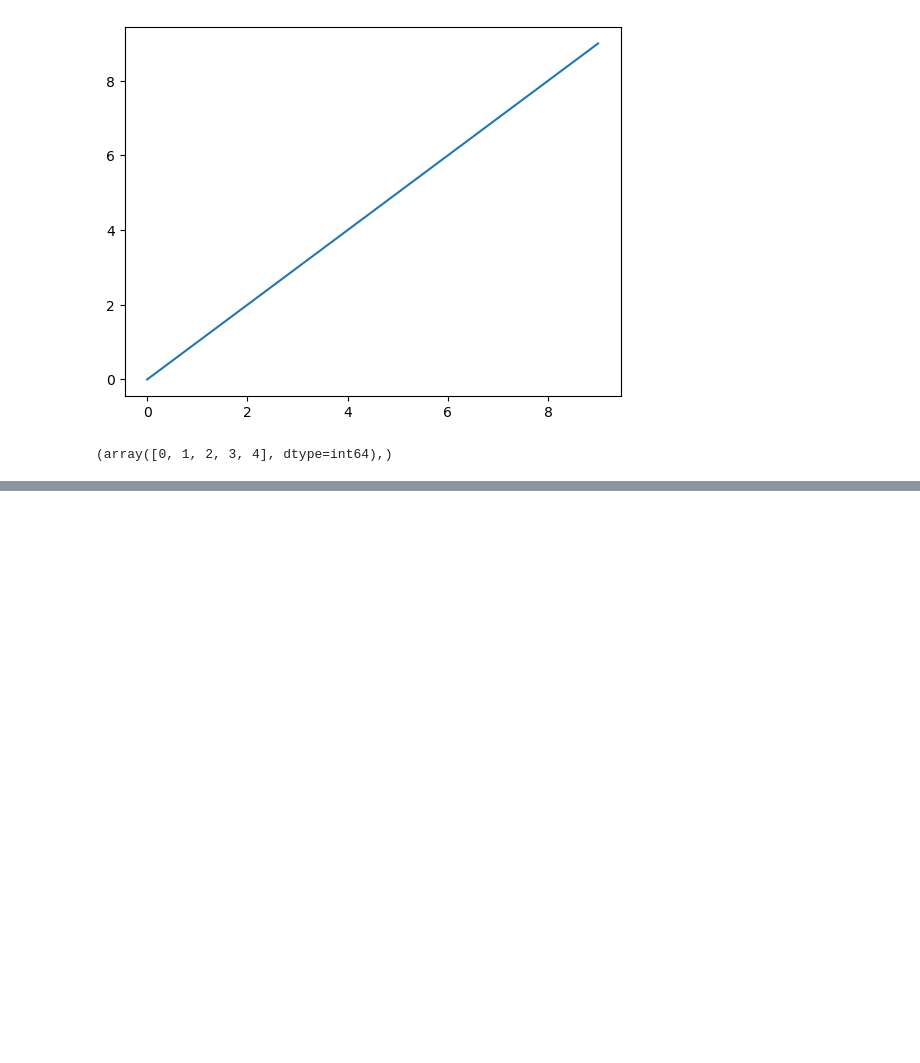
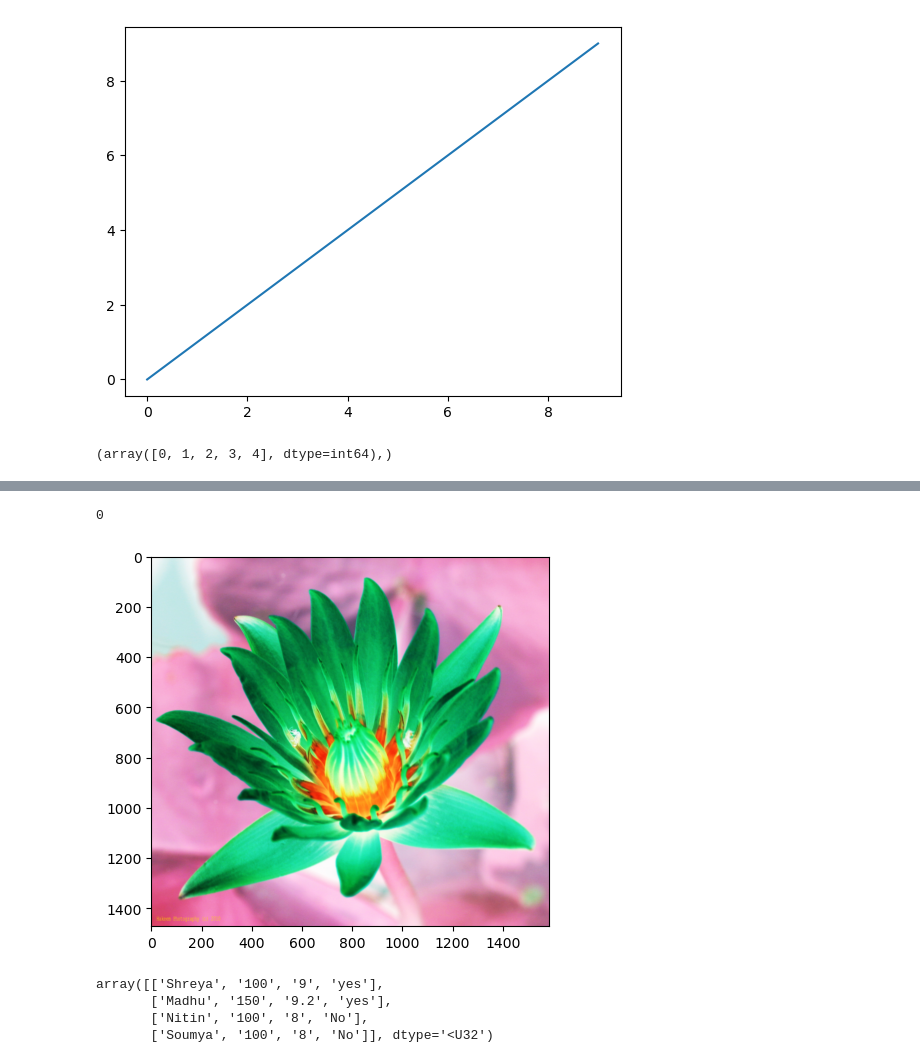
Before and after one commit to shreya918-git/machinelearning, a Jupyter notebook: numpy/advanced.ipynb, the cells around one changed output, grey strips where cells are left out. Cells and saved outputs as stored; diff of their text form; code cells hidden in the pictures; blank space fills up the shorter version.

```diff
--- a/numpy/advanced.ipynb
+++ b/numpy/advanced.ipynb
@@ -146,0 +197,23 @@ print(np.clip(arr6,a_min=2,a_max=6))
+# %%
+import cv2
+img=cv2.imread("Lotus flower.jpg")
+plt.imshow(np.flip(img,axis=1))
+plt.imshow(np.clip(img,0,100))
+plt.imshow(img[100:800,100:800,:])
+plt.hist(img.flatten(),bins=255)
+plt.imshow(255-img)
+img.min()
+# %% [output]
+0
+[figure, added]
+# %%
+dt=np.dtype([("name","U20"),("iq",np.int32),("cgpa",np.float64),("placed","U20")])
+student=np.array([("Shreya",100,9,"yes"),("Madhu",150,9.2,"yes"),("Nitin",100,8,"No"),("Soumya",100,8,"No")])
+student[0][0]
+np.save("students.npy",student)
+np.load("students.npy")
+# %% [output]
+array([['Shreya', '100', '9', 'yes'],
+       ['Madhu', '150', '9.2', 'yes'],
+       ['Nitin', '100', '8', 'No'],
+       ['Soumya', '100', '8', 'No']], dtype='<U32')
```
Also changed, not shown: parts of 8 cells of this notebook, 2 other files.
